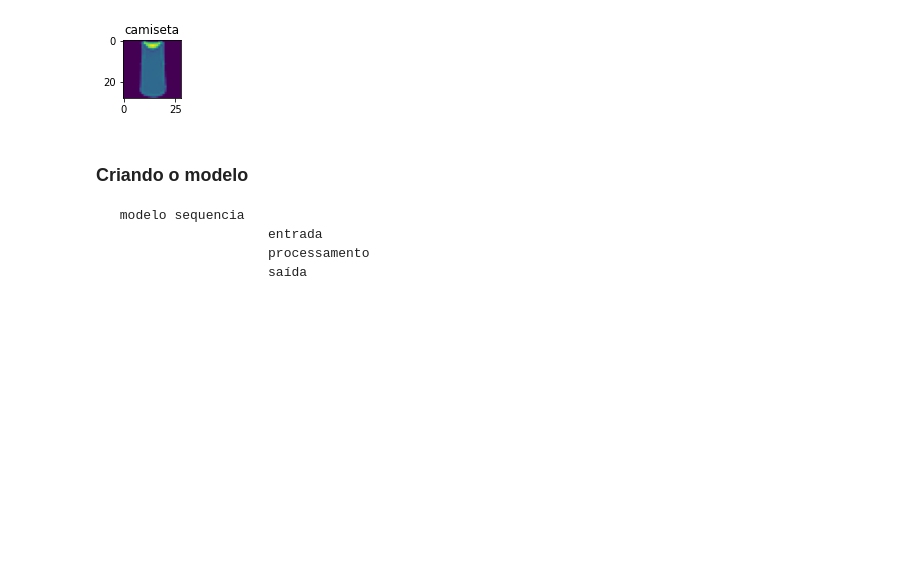
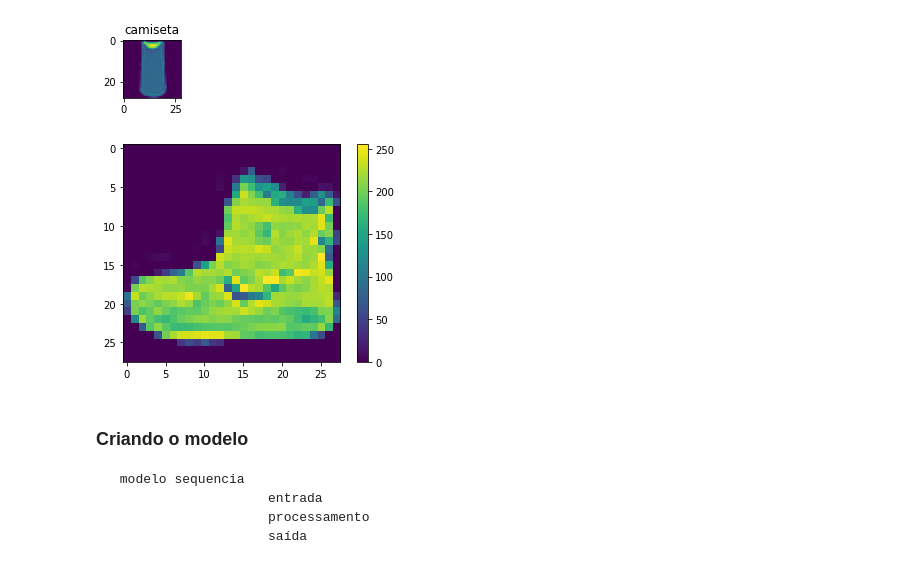
Before and after one commit to LilianeAquino/notebooks_cursos_alura, a Jupyter notebook: Deep Learning - Parte 1/classificacao_roupas.ipynb, the cells around one changed output. Saved outputs shown, nothing was run; the diff lists cells and outputs as text; code cells hidden in the pictures; blank space fills up the shorter version.

```diff
--- a/Deep Learning - Parte 1/classificacao_roupas.ipynb
+++ b/Deep Learning - Parte 1/classificacao_roupas.ipynb
@@ -49,6 +49,12 @@ for imagem in range(3):
 [figure]
 [figure]
 [figure]
+# %%
+plt.imshow(imagens_treino[0])
+plt.colorbar()
+plt.show()
+# %% [output]
+[figure, added]
 # %% [markdown]
 ### Criando o modelo
 
```
Also changed, not shown: parts of 11 cells of this notebook.
